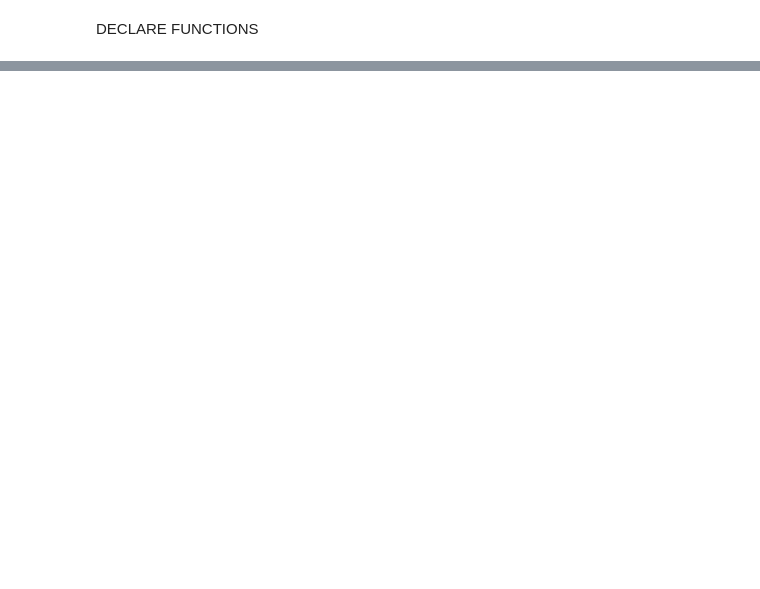
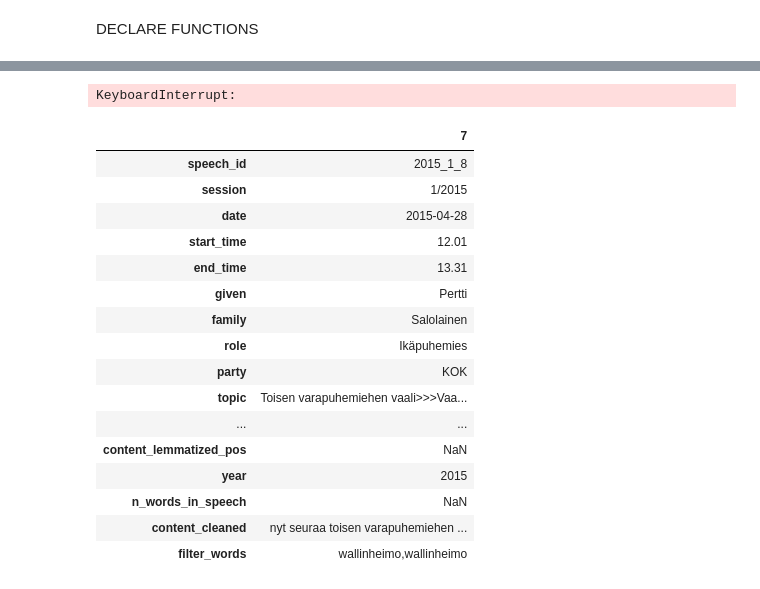
Before and after one commit to oarajala/ParliamentSampo_GenAI_detection, a Jupyter notebook: project/03d_analysis_word_freqs_nonlemma.ipynb, the cells around one changed output, grey strips where cells are left out. Saved outputs shown, nothing was run; the diff lists cells and outputs as text; code cells hidden in the pictures; blank space fills up the shorter version.

```diff
--- a/project/03d_analysis_word_freqs_nonlemma.ipynb
+++ b/project/03d_analysis_word_freqs_nonlemma.ipynb
@@ -342,0 +393,6 @@ plt.show()
+# %%
+# print each word and its sum of frequencies in 2024-2025 (word_norm_post) and its sum of frequencies in 2015-2023 (word_norm_pre)
+# ordered by difference (word_norm_post-word_norm_pre) from largest difference to smallest, a total of 1004 words
+compare_word_norm_sums['diff'] = (compare_word_norm_sums['word_norm_post']-compare_word_norm_sums['word_norm_pre'])
+for i, d in compare_word_norm_sums.sort_values(by='diff', ascending=False).iterrows():
+    print(compare_word_norm_sums.loc[i])
@@ -342,0 +417,47 @@ plt.show()
+# %%
+# next: "{directory}/csv_analysis/speeches_combined_plus_length.csv"
+# check in which contexts (content) these words have been used -> extract content if words exists there -> check what kinds of sentences these match (content)
+df_all_speeches = pd.read_csv(f'{directory}/csv_analysis/speeches_combined_plus_length.csv', sep=';', header=0, dtype='str')
+df_all_speeches['year'] = pd.to_numeric(df_all_speeches['year'], downcast='integer')
+df_all_speeches['n_words_in_speech'] = pd.to_numeric(df_all_speeches['n_words_in_speech'], downcast='integer')
+
+# clean content (speech), create it into a string of cleaned words, store in new column content_cleaned
+df_all_speeches.loc[:, 'content_cleaned'] = df_all_speeches['content'].apply(lambda x: ' '.join([clean_string(i) for i in x.split()]) if isinstance(x, str) else None)
+
+# create a pattern to match the desired words from compare_word_norm_sums dataframe, column word
+pattern = '|'.join(compare_word_norm_sums['word'].astype(str))
+
+# filter rows from df_all_speeches where a word in content_cleaned matches a word in the regex pattern
+df_filtered = df_all_speeches[df_all_speeches['content_cleaned'].str.contains(pattern, case=False, na=False)]
+
+# now filtered. next: which words of compare_word_norm_sums['word'] appear in the speech, store in new column
+words_set = set(compare_word_norm_sums['word'].dropna().unique()) # words_set contains the mutual words
+df_filtered = df_filtered.copy()
+# store matched words in a new column: filter_words
+df_filtered.loc[:, 'filter_words'] = df_filtered['content_cleaned'].apply(lambda x: ','.join([i for i in x.split() if i in words_set]) if isinstance(x, str) else None)
+
+# keep rows of df_filtered where len('filter_words') > 0 -> this means that something was matched
+df_filtered = df_filtered[df_filtered['filter_words'].str.len()>0]
+# %% [output]
+KeyboardInterrupt:
+# %%
+# demonstrate what df_filtered contains
+df_filtered.head(1).T
+# %% [output]
+|  | 7 |
+| speech_id | 2015_1_8 |
+| session | 1/2015 |
+| date | 2015-04-28 |
+| start_time | 12.01 |
+| end_time | 13.31 |
+| given | Pertti |
+| family | Salolainen |
+| role | Ikäpuhemies |
+| party | KOK |
+| topic | Toisen varapuhemiehen vaali>>>Vaa... |
+| ... | ... |
+| content_lemmatized_pos | NaN |
+| year | 2015 |
+| n_words_in_speech | NaN |
+| content_cleaned | nyt seuraa toisen varapuhemiehen ... |
+| filter_words | wallinheimo,wallinheimo |
```
Also changed, not shown: parts of 12 cells of this notebook, 1 other file.
